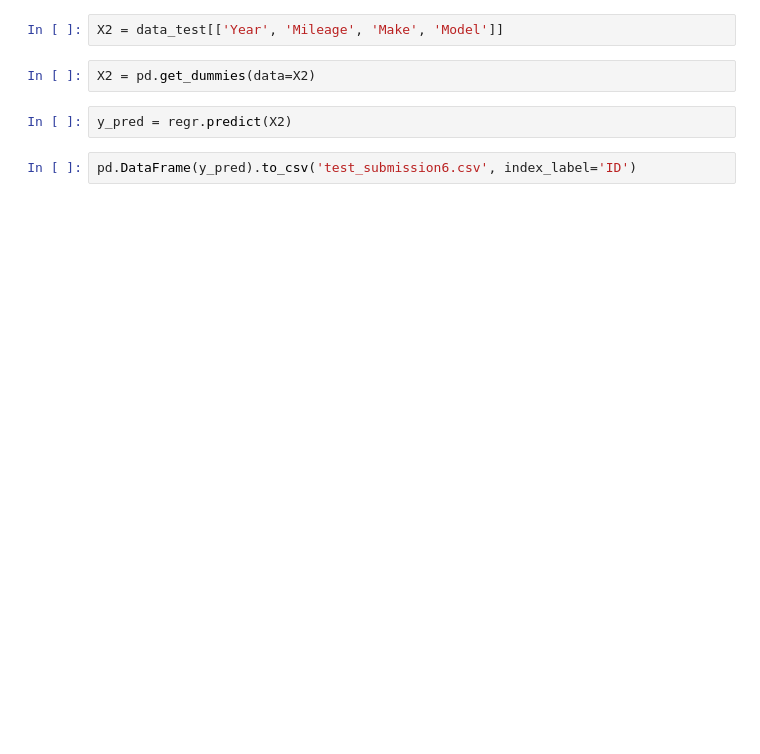
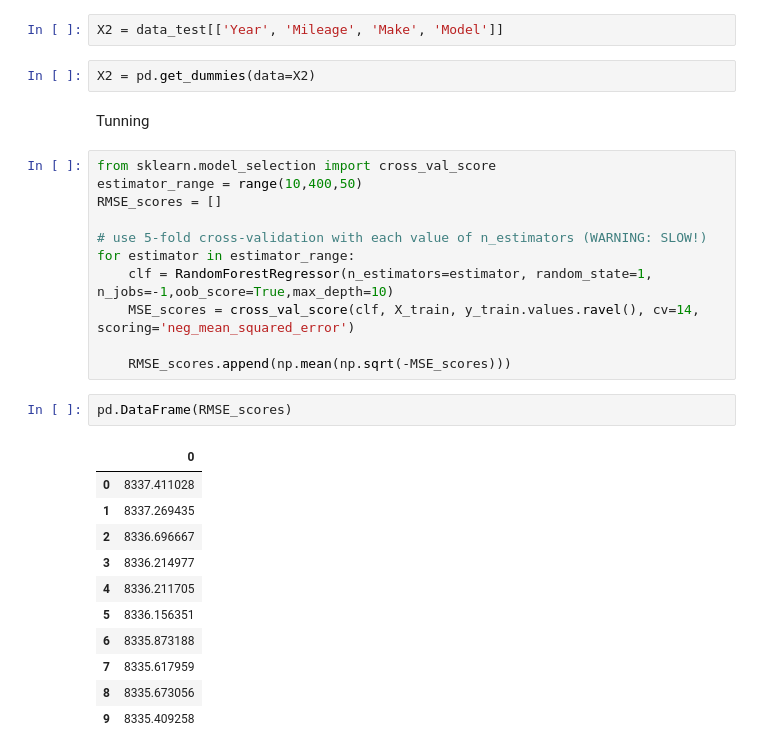
Before and after one commit to jemmitae/Machine-Learning, a Jupyter notebook: Forest.ipynb, the cells around one changed output. Drawn from its saved outputs; the diff is of its cells as text; blank space fills up the shorter version.

```diff
--- a/Forest.ipynb
+++ b/Forest.ipynb
@@ -34,7 +129,30 @@ data_test = pd.read_csv('https://github.com/albahnsen/PracticalMachineLearningCl
 X2 = data_test[['Year', 'Mileage', 'Make', 'Model']]
 # %%
 X2 = pd.get_dummies(data=X2)
-# %%
-y_pred = regr.predict(X2)
-# %%
-pd.DataFrame(y_pred).to_csv('test_submission6.csv', index_label='ID')
+# %% [markdown]
+Tunning
+# %%
+from sklearn.model_selection import cross_val_score
+estimator_range = range(10,400,50)
+RMSE_scores = []
+
+# use 5-fold cross-validation with each value of n_estimators (WARNING: SLOW!)
+for estimator in estimator_range:
+    clf = RandomForestRegressor(n_estimators=estimator, random_state=1, n_jobs=-1,oob_score=True,max_depth=10)
+    MSE_scores = cross_val_score(clf, X_train, y_train.values.ravel(), cv=14, scoring='neg_mean_squared_error')
+
+    RMSE_scores.append(np.mean(np.sqrt(-MSE_scores)))
+# %%
+pd.DataFrame(RMSE_scores)
+# %% [output]
+|  | 0 |
+| 0 | 8337.411028 |
+| 1 | 8337.269435 |
+| 2 | 8336.696667 |
+| 3 | 8336.214977 |
+| 4 | 8336.211705 |
+| 5 | 8336.156351 |
+| 6 | 8335.873188 |
+| 7 | 8335.617959 |
+| 8 | 8335.673056 |
+| 9 | 8335.409258 |
```
Also changed, not shown: parts of 27 cells of this notebook.
